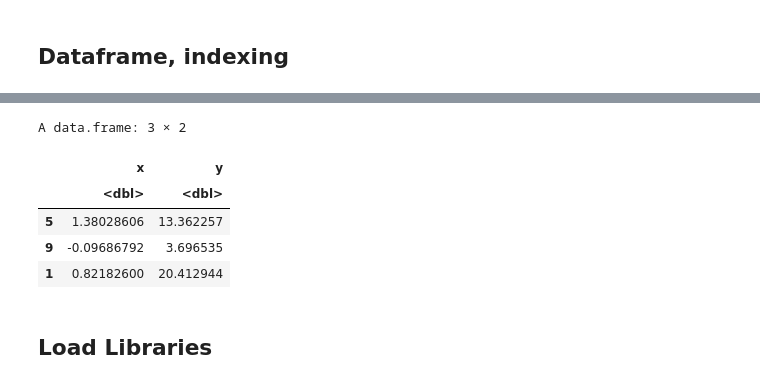
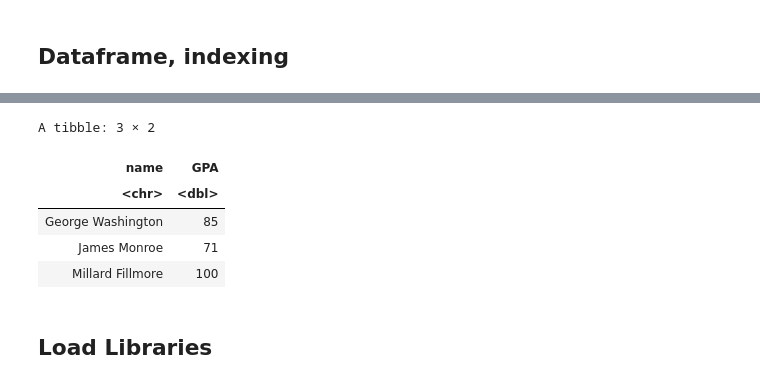
Before and after one commit to hongqin/Use-R-in-CoLab, a Jupyter notebook: Learn_R_county_Covid19.ipynb, the cells around one changed output, grey strips where cells are left out. Cells and saved outputs as stored; diff of their text form; code cells hidden in the pictures.

```diff
--- a/Learn_R_county_Covid19.ipynb
+++ b/Learn_R_county_Covid19.ipynb
@@ -163,0 +151,2 @@ A data.frame: 6 × 2
+# %%
+tb = read_csv("https://raw.githubusercontent.com/hongqin/Use-R-in-CoLab/master/vip-grades.csv")
@@ -194,12 +201,12 @@ tb[, 2] #second column
 # %%
-tb[c(5,9,1), 1:2] #first 5 rows, two columns
+tb[c(1,5,9), 1:2] # the 1st, 5th, and 9th rows, two columns
 # %% [output]
-A data.frame: 3 × 2
+A tibble: 3 × 2
-|  | x | y |
-|  | <dbl> | <dbl> |
-| 5 | 1.38028606 | 13.362257 |
-| 9 | -0.09686792 | 3.696535 |
-| 1 | 0.82182600 | 20.412944 |
+| name | GPA |
+| <chr> | <dbl> |
+| George Washington | 85 |
+| James Monroe | 71 |
+| Millard Fillmore | 100 |
 # %% [markdown]
 ## Load Libraries
 # %%
```
Also changed, not shown: parts of 5 cells of this notebook.
